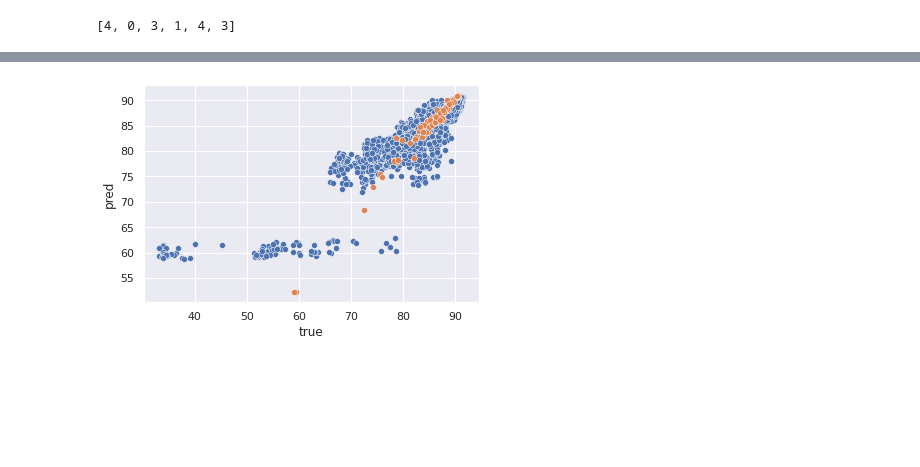
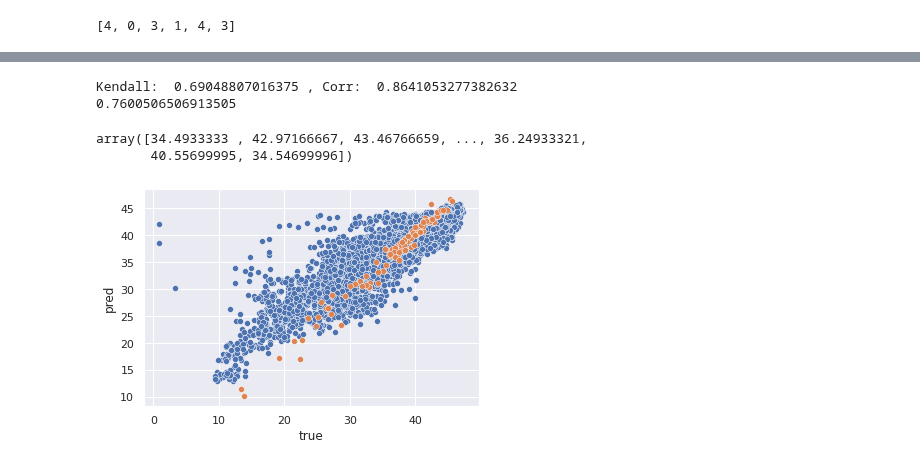
Before and after one commit to gabikadlecova/zc_combine, a Jupyter notebook: features/nb201.ipynb, the cells around one changed output, grey strips where cells are left out. Saved outputs shown, nothing was run; the diff lists cells and outputs as text; code cells hidden in the pictures; blank space fills up the shorter version.

Commit message:
More evaluation of rf, added other proxies to prediction.

```diff
--- a/features/nb201.ipynb
+++ b/features/nb201.ipynb
@@ -231,3 +222,0 @@ rf.score(test_X, test_y)
-# %%
-preds = rf.predict(dataset)
-preds
@@ -235,0 +223,15 @@ array([84.2457, 90.1804, 88.7493, ..., 85.4764, 88.4869, 85.6923])
+# %%
+from sklearn.ensemble import RandomForestRegressor
+from sklearn.model_selection import train_test_split
+
+def eval_rf(data, y, random_state=43, train_size=100, return_data=False):
+    train_X, test_X, train_y, test_y = train_test_split(data, y, random_state=random_state, train_size=train_size)
+
+    rf = RandomForestRegressor(n_estimators=100)
+    rf.fit(train_X, train_y)
+    score = rf.score(test_X, test_y)
+
+    preds = rf.predict(data)
+    print("Kendall: ", kendalltau(preds, y)[0], ", Corr: ", spearmanr(preds, y)[0])
+
+    return (rf, score) if not return_data else (rf, score, train_X, test_X, train_y, test_y)
@@ -236,9 +268,22 @@ array([84.2457, 90.1804, 88.7493, ..., 85.4764, 88.4869, 85.6923])
+# %%
+#ds, dsy = get_dataset([], proxy_cols)
+#ds, dsy = get_dataset([draw, opdf, path_df, edge_path_df], proxy_cols)
+ds, dsy = get_dataset([draw, opdf, path_df, edge_path_df], ['val_accs', 'params', 'flops'])
+rf_fitted, s, trx, tex, ty, te = eval_rf(ds.to_numpy(), dsy.to_numpy(), return_data=True, train_size=100)
+print(s)
+preds = rf_fitted.predict(ds.to_numpy())
+preds
+# %% [output]
+Kendall:  0.69048807016375 , Corr:  0.8641053277382632
+0.7600506506913505
+array([34.4933333 , 42.97166667, 43.46766659, ..., 36.24933321,
+       40.55699995, 34.54699996])
 # %%
-trainpreds = rf.predict(train_X)
+trainpreds = rf_fitted.predict(trx)
 # %%
 sns.scatterplot(data=pd.DataFrame({'pred': preds, 'true': y}), x='true', y='pred')
-sns.scatterplot(data=pd.DataFrame({'pred': trainpreds, 'true': train_y}), x='pred', y='true')
+sns.scatterplot(data=pd.DataFrame({'pred': trainpreds, 'true': ty}), x='pred', y='true')
 #plt.ylim(70, 95)
 plt.show()
 # %% [output]
-[figure, old version]
+[figure, new version]
```
Also changed, not shown: parts of 20 cells of this notebook, 1 other file.
